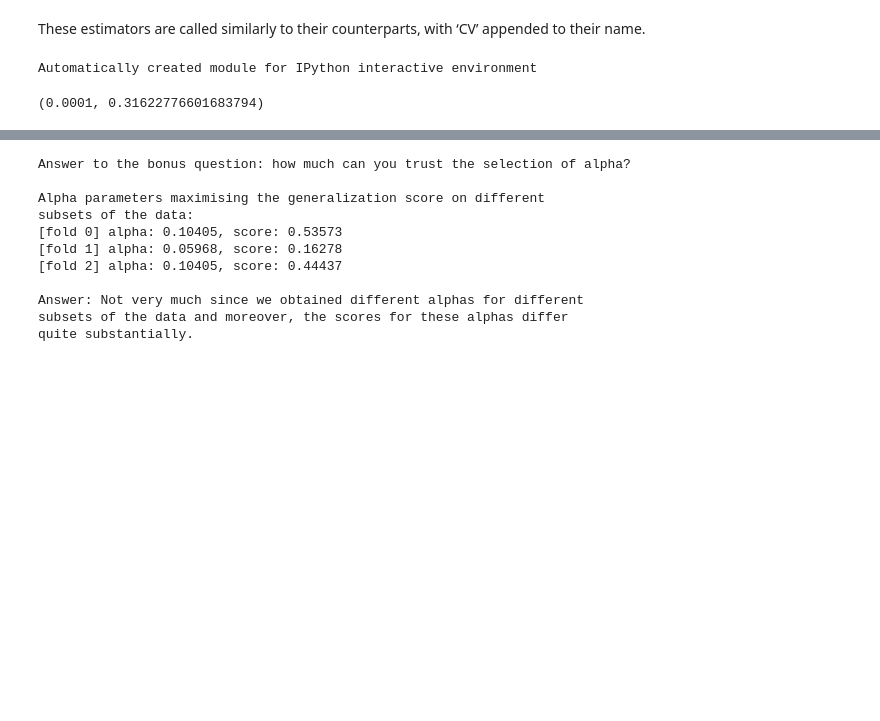
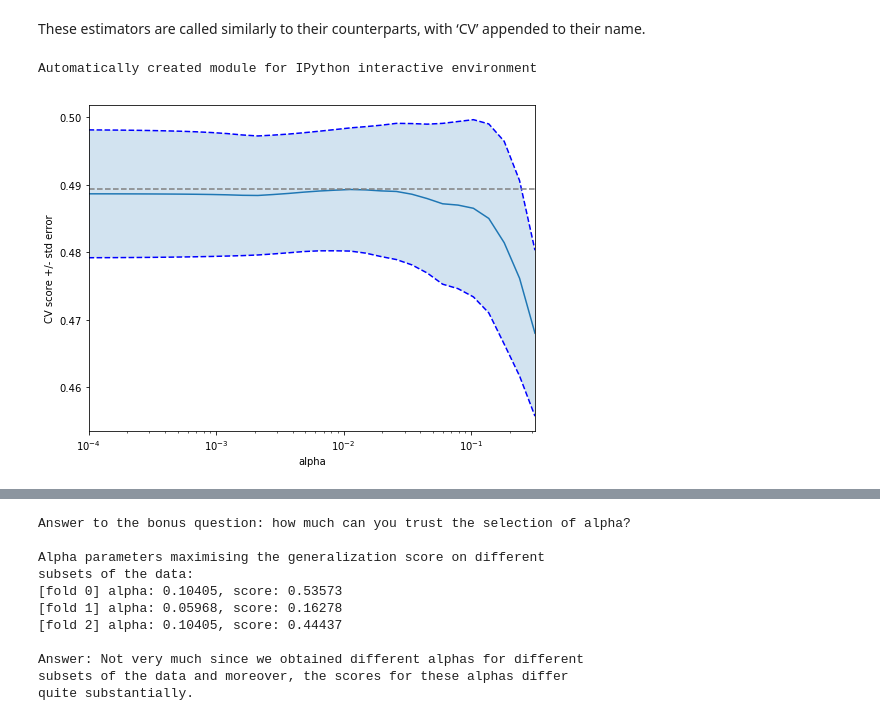
Before and after one commit to brucenielson/Python-Machine-Learning, a Jupyter notebook: SKLearnTutorial2-3ModelSelection.ipynb, the cells around one changed output, grey strips where cells are left out. Cells and saved outputs as stored; diff of their text form; code cells hidden in the pictures; blank space fills up the shorter version.

```diff
--- a/SKLearnTutorial2-3ModelSelection.ipynb
+++ b/SKLearnTutorial2-3ModelSelection.ipynb
@@ -248,8 +247,11 @@ from sklearn.model_selection import KFold
 from sklearn.model_selection import cross_val_score
 
 diabetes = datasets.load_diabetes()
-X = diabetes.data[:150]
-y = diabetes.target[:150]
+#X = diabetes.data[:150]
+#y = diabetes.target[:150]
+X = diabetes.data[:]
+y = diabetes.target[:]
+
 
 lasso = Lasso(random_state=0)
 alphas = np.logspace(-4, -0.5, 30)
@@ -257,32 +259,34 @@ alphas = np.logspace(-4, -0.5, 30)
 scores = list()
 scores_std = list()
 
 n_folds = 3
 
 for alpha in alphas:
     lasso.alpha = alpha
-    this_scores = cross_val_score(lasso, X, y, cv=n_folds, n_jobs=1)
+    this_scores = cross_val_score(lasso, X, y, cv=n_folds, n_jobs=1, scoring='r2')
     scores.append(np.mean(this_scores))
     scores_std.append(np.std(this_scores))
 
 scores, scores_std = np.array(scores), np.array(scores_std)
+
 
 plt.figure().set_size_inches(8, 6)
 plt.semilogx(alphas, scores)
 
 # plot error lines showing +/- std. errors of the scores
 std_error = scores_std / np.sqrt(n_folds)
 
 plt.semilogx(alphas, scores + std_error, 'b--')
 plt.semilogx(alphas, scores - std_error, 'b--')
 
 # alpha=0.2 controls the translucency of the fill color
 plt.fill_between(alphas, scores + std_error, scores - std_error, alpha=0.2)
 
 plt.ylabel('CV score +/- std error')
 plt.xlabel('alpha')
 plt.axhline(np.max(scores), linestyle='--', color='.5')
 plt.xlim([alphas[0], alphas[-1]])
+plt.show()
 # %% [output]
 Automatically created module for IPython interactive environment
-(0.0001, 0.31622776601683794)
+[figure, added]
```
Also changed, not shown: parts of 4 cells of this notebook, 1 other file.
